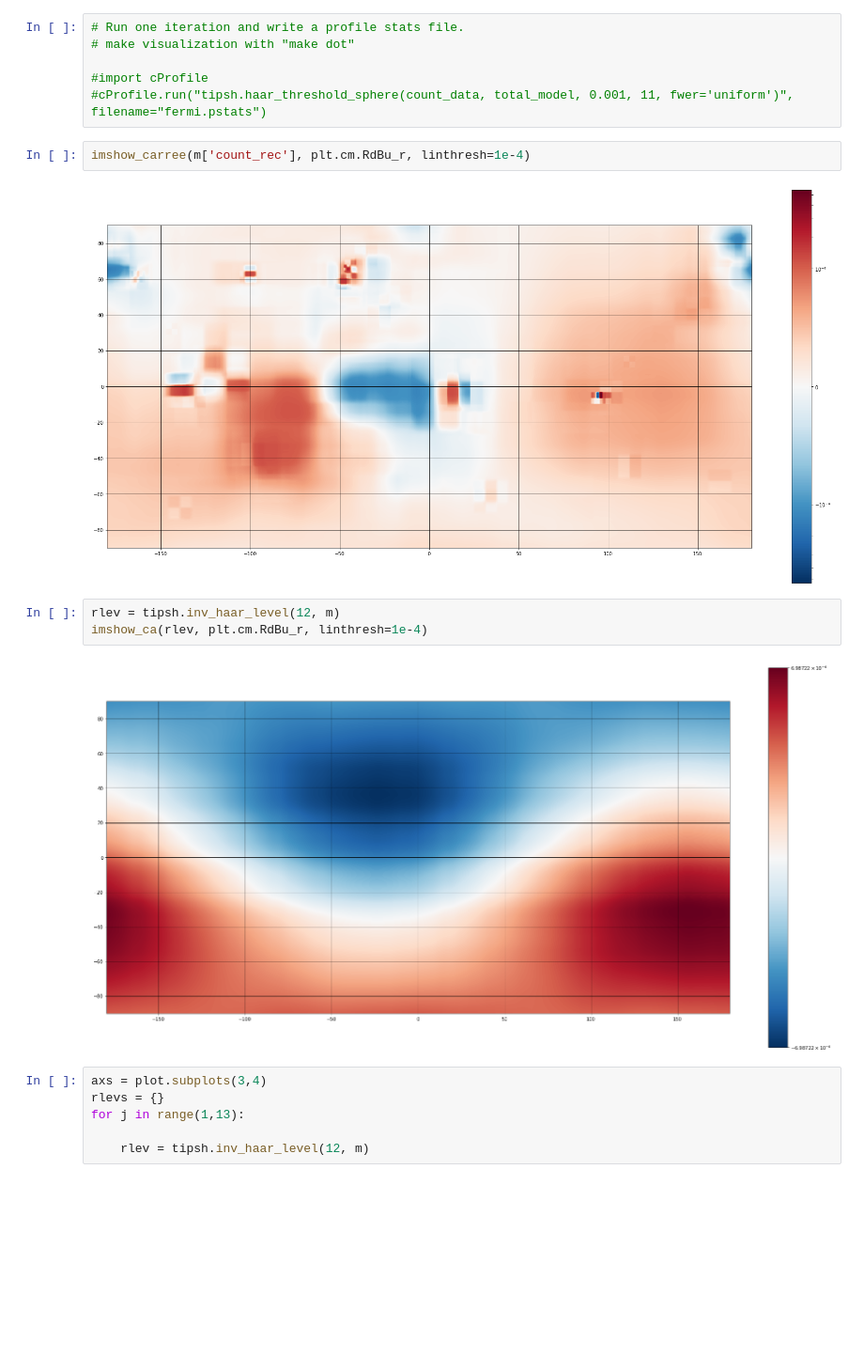
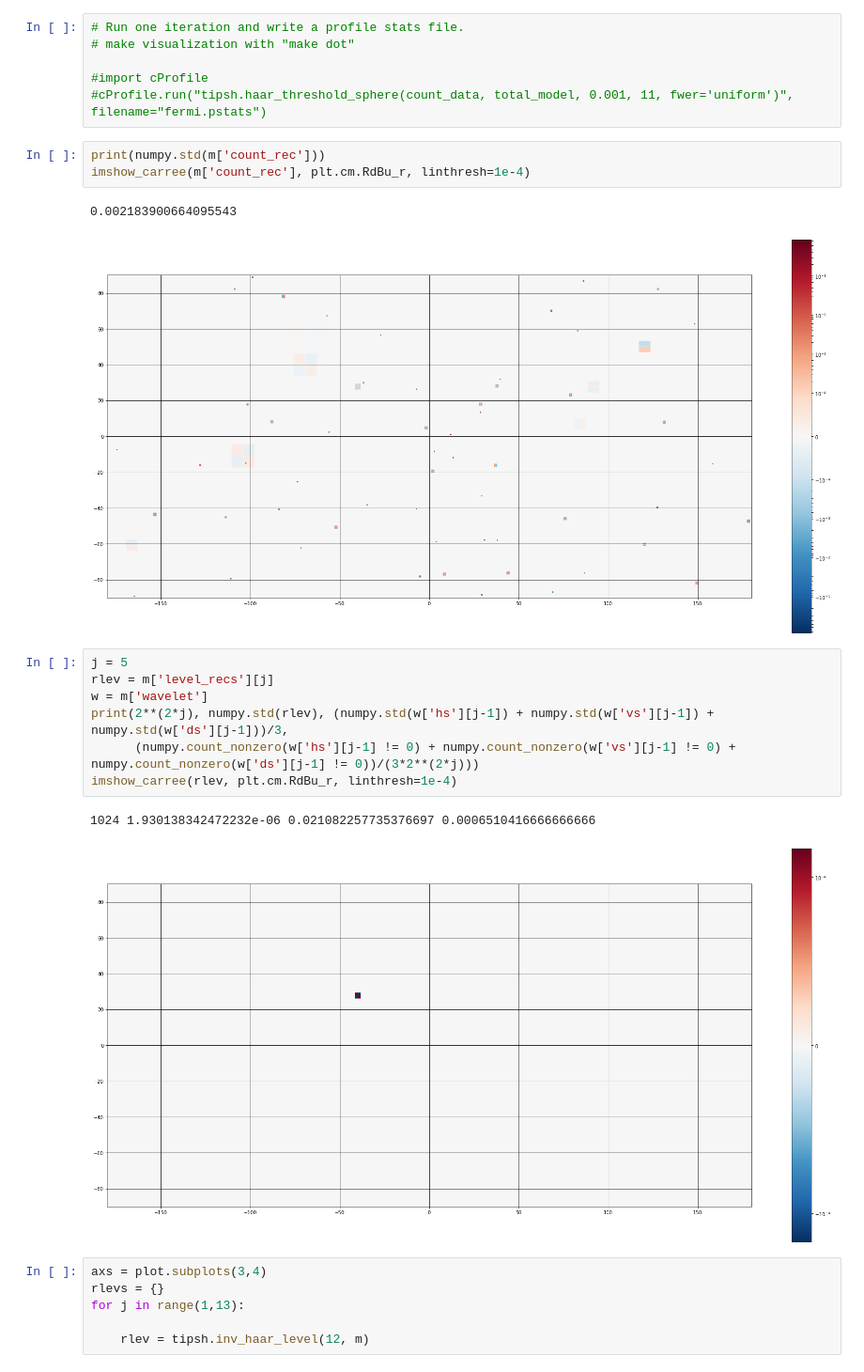
Before and after one commit to sparkofreason/fermi2, a Jupyter notebook: fermi.ipynb, the cells around one changed output. Shown at 94% size. Cells and saved outputs as stored; diff of their text form; blank space fills up the shorter version.

```diff
--- a/fermi.ipynb
+++ b/fermi.ipynb
@@ -79,14 +74,21 @@ R[write to console]:
 #import cProfile
 #cProfile.run("tipsh.haar_threshold_sphere(count_data, total_model, 0.001, 11, fwer='uniform')", filename="fermi.pstats")
 # %%
+print(numpy.std(m['count_rec']))
 imshow_carree(m['count_rec'], plt.cm.RdBu_r, linthresh=1e-4)
 # %% [output]
+0.002183900664095543
-[figure, old version]
+[figure, new version]
-# %%
-rlev = tipsh.inv_haar_level(12, m)
-imshow_ca(rlev, plt.cm.RdBu_r, linthresh=1e-4)
-# %% [output]
-[figure, removed]
+# %%
+j = 5
+rlev = m['level_recs'][j]
+w = m['wavelet']
+print(2**(2*j), numpy.std(rlev), (numpy.std(w['hs'][j-1]) + numpy.std(w['vs'][j-1]) + numpy.std(w['ds'][j-1]))/3,
+      (numpy.count_nonzero(w['hs'][j-1] != 0) + numpy.count_nonzero(w['vs'][j-1] != 0) + numpy.count_nonzero(w['ds'][j-1] != 0))/(3*2**(2*j)))
+imshow_carree(rlev, plt.cm.RdBu_r, linthresh=1e-4)
+# %% [output]
+1024 1.930138342472232e-06 0.021082257735376697 0.0006510416666666666
+[figure, added]
 # %%
 axs = plot.subplots(3,4)
 rlevs = {}
```
Also changed, not shown: parts of 7 cells of this notebook, 2 other files.
